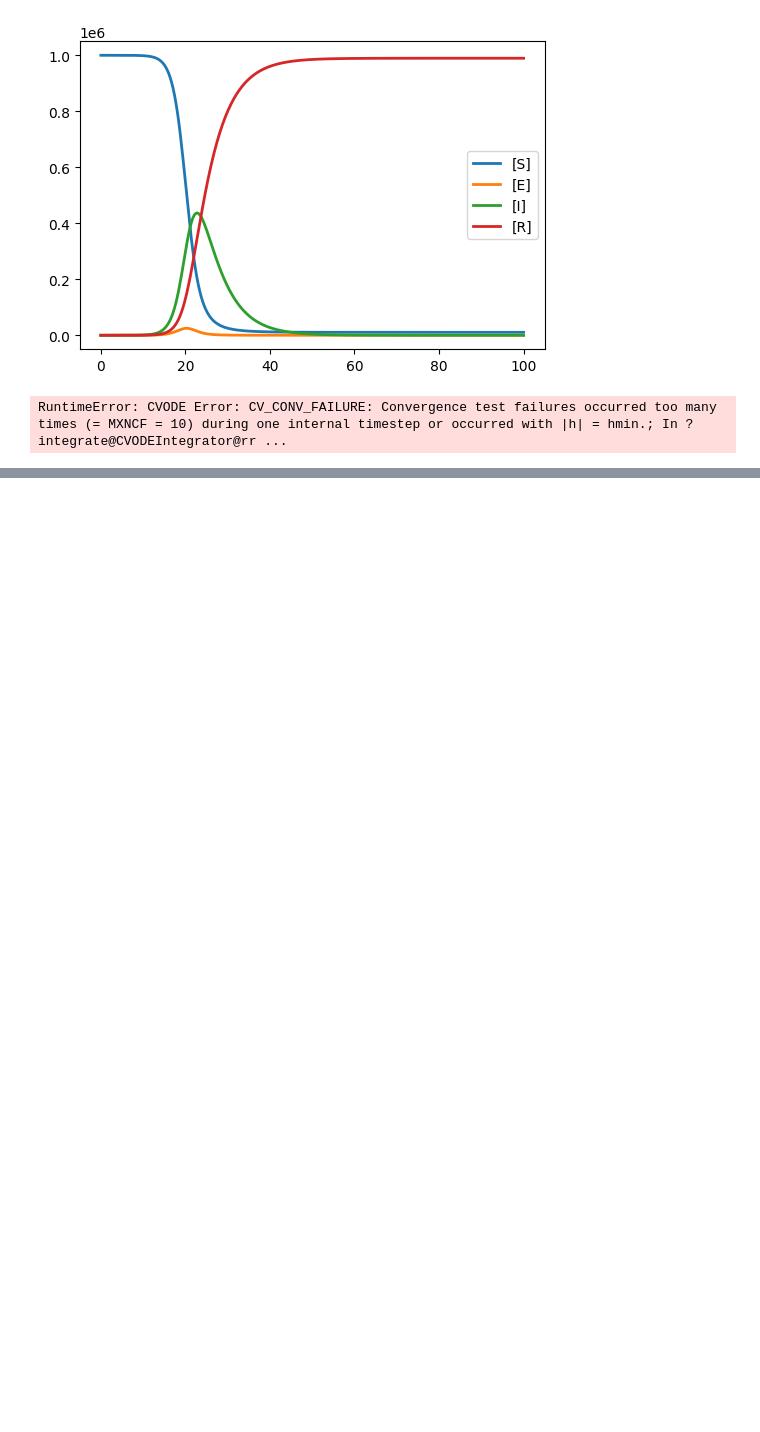
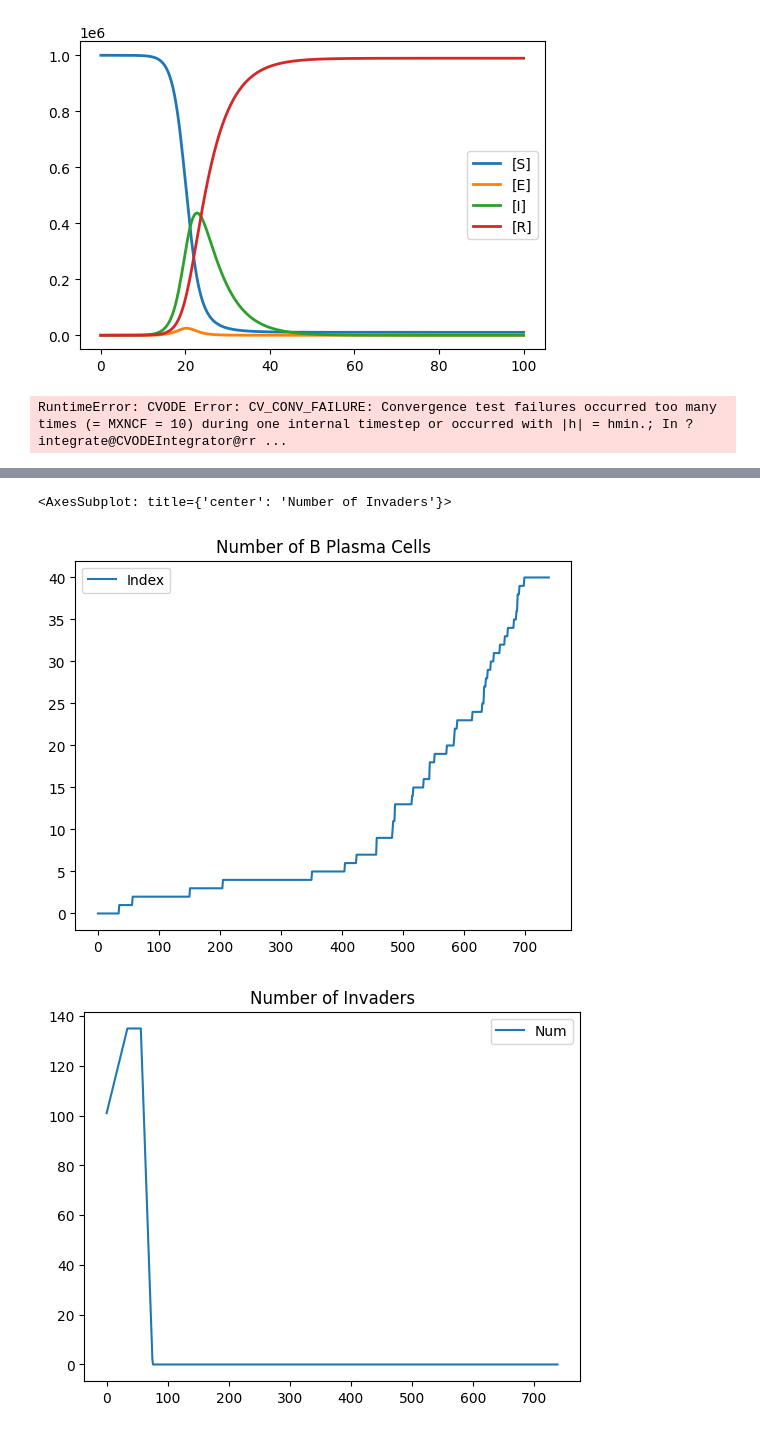
Before and after one commit to elmbeech/b-cell-maturation, a Jupyter notebook: PhysiCell/custom_modules/ode/plot_invaders.ipynb, the cells around one changed output, grey strips where cells are left out. Saved outputs shown, nothing was run; the diff lists cells and outputs as text; code cells hidden in the pictures; blank space fills up the shorter version.

Commit message:
Added dummy birth & death rates of invaders based on plasma cells

```diff
--- a/PhysiCell/custom_modules/ode/plot_invaders.ipynb
+++ b/PhysiCell/custom_modules/ode/plot_invaders.ipynb
@@ -49,3 +49,8 @@ m.simulate(0, 2000, 1000)
 m.plot()
 # %% [output]
 RuntimeError: CVODE Error: CV_CONV_FAILURE: Convergence test failures occurred too many times (= MXNCF = 10) during one internal timestep or occurred with |h| = hmin.; In ?integrate@CVODEIntegrator@rr ...
+# %%
+import pandas as pd
+
+df = pd.read_csv('C:\\Users\\Pete\\Documents\\Dev\\b-cell-maturation\\num_plasma2.txt')
+df
@@ -51,0 +71,7 @@ RuntimeError: CVODE Error: CV_CONV_FAILURE: Convergence test failures occurred t
+# %%
+df.plot(y=0, use_index=True, title="Number of B Plasma Cells")
+df.plot(y=1, use_index=True, title="Number of Invaders")
+# %% [output]
+<AxesSubplot: title={'center': 'Number of Invaders'}>
+[figure, added]
+[figure, added]
```
Also changed, not shown: parts of 1 cell of this notebook, 1 other file.
